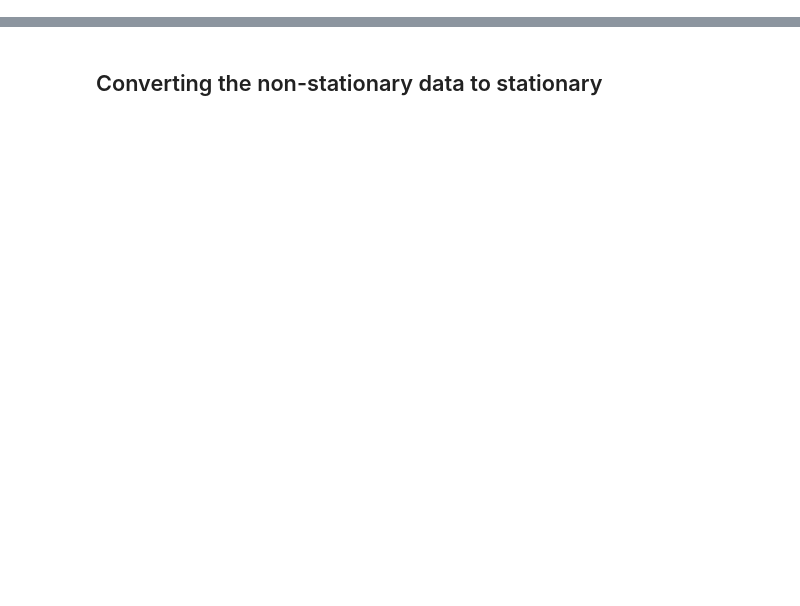
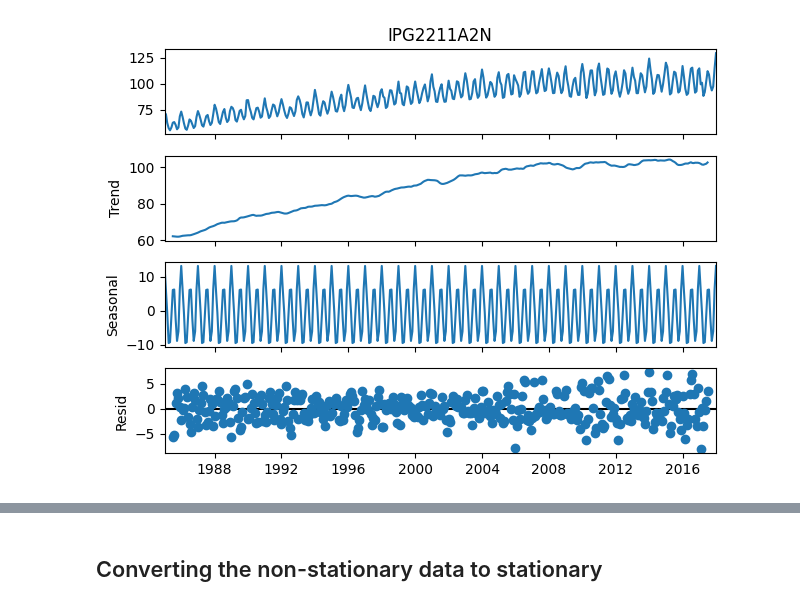
Before and after one commit to injilashah/TSD, a Jupyter notebook: starter_pack.ipynb, the cells around one changed output, grey strips where cells are left out. Saved outputs shown, nothing was run; the diff lists cells and outputs as text; code cells hidden in the pictures; blank space fills up the shorter version.

```diff
--- a/starter_pack.ipynb
+++ b/starter_pack.ipynb
@@ -29,15 +53,25 @@ tdf.index.duplicated().sum()  # check for duplicate timestamps
 # %%
+"""
+Performs exploratory data analysis (EDA) by decomposing the electric production time series data.
+
+- Uses seasonal_decompose from statsmodels to split the 'IPG2211A2N' column of the DataFrame 'tdf' into trend, seasonal, and residual components.
+- Assumes monthly data with a period of 12.
+- Plots the decomposition results for visual inspection of trend and seasonality.
+
+Returns:
+    None. Displays a decomposition plot.
+"""
 # EDA
 from statsmodels.tsa.seasonal import seasonal_decompose
 
 # Decompose the time series data
 result = seasonal_decompose(tdf["IPG2211A2N"], model='additive', period=12)
 
-
-
 # Plot decomposition
 result.plot()
 plt.show()
+# %% [output]
+[figure, added]
 # %%
 from statsmodels.tsa.seasonal import seasonal_decompose
 
```
Also changed, not shown: parts of 31 cells of this notebook, 2 other files.
